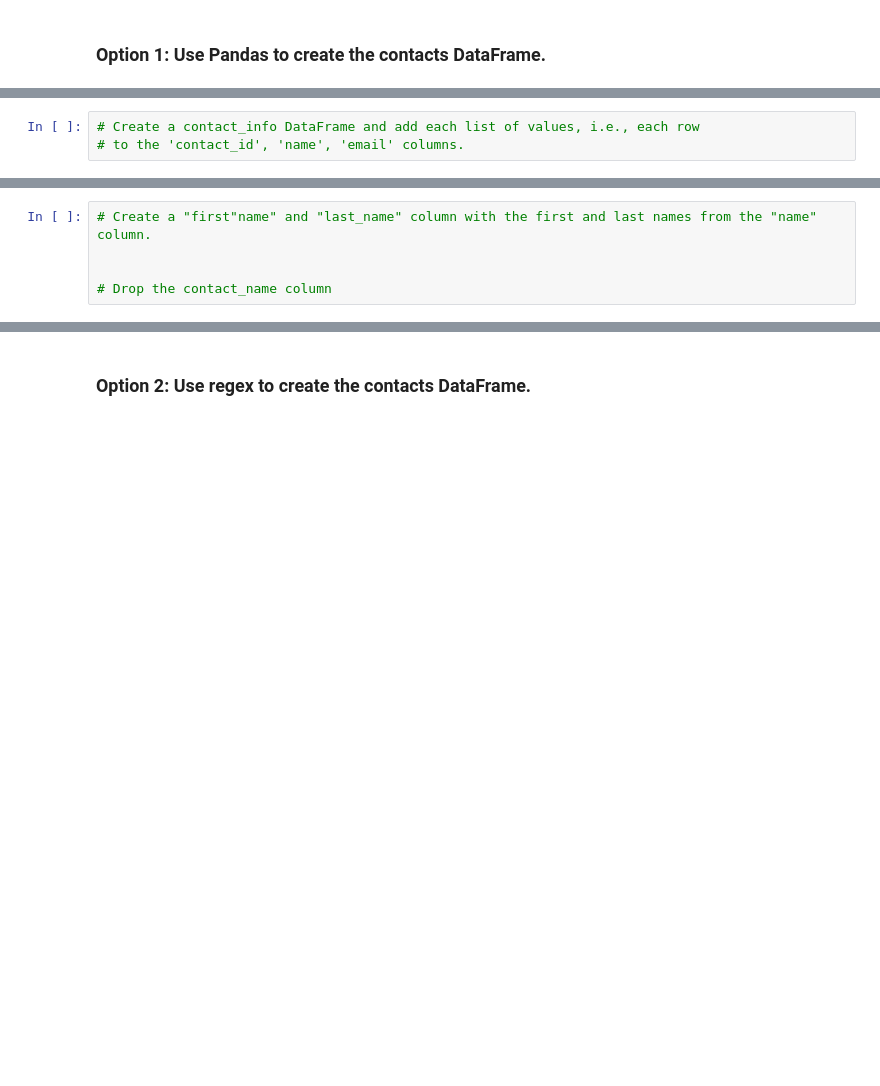
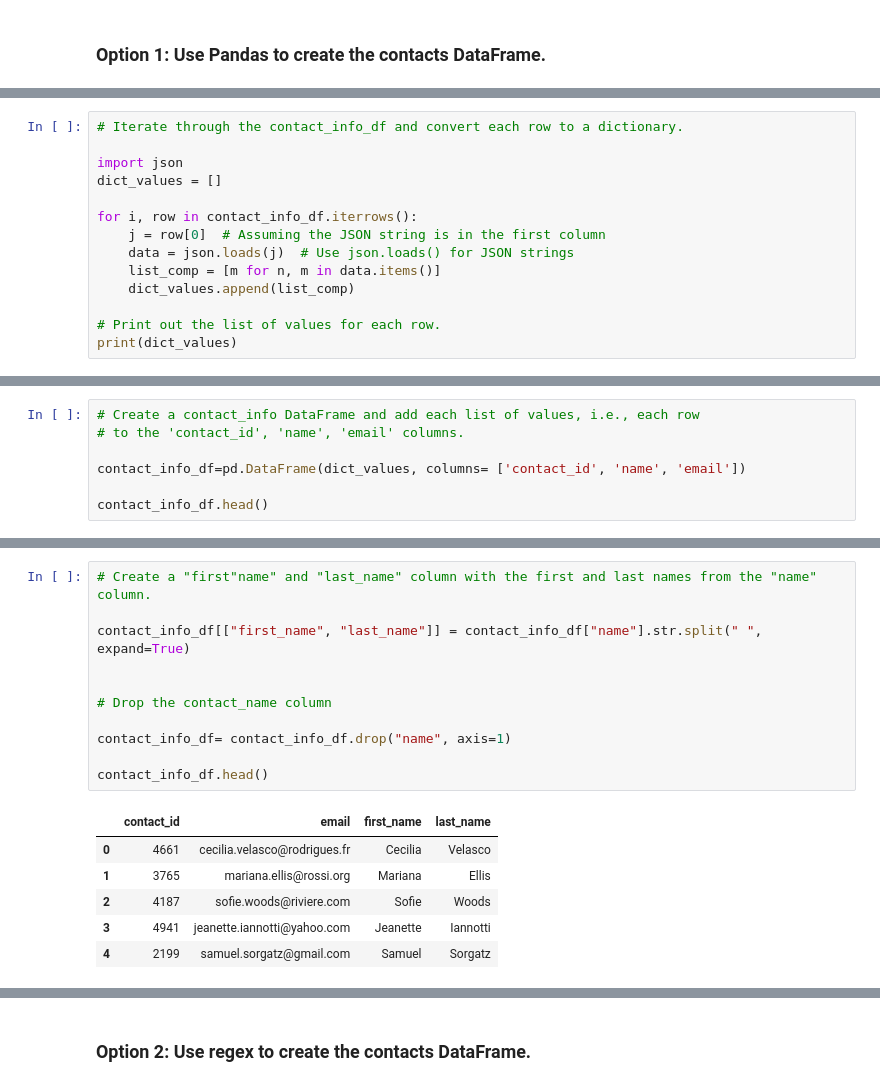
Before and after one commit to AllisonChase/Crowdfunding-ETL, a Jupyter notebook: ETL_Mini_Project_AllisonChase.EllisMcWhirter.ipynb, the cells around one changed output, grey strips where cells are left out. Cells and saved outputs as stored; diff of their text form; blank space fills up the shorter version.

```diff
--- a/ETL_Mini_Project_AllisonChase.EllisMcWhirter.ipynb
+++ b/ETL_Mini_Project_AllisonChase.EllisMcWhirter.ipynb
@@ -340,0 +359,14 @@ print(dict_values)
+# %%
+# Iterate through the contact_info_df and convert each row to a dictionary.
+
+import json
+dict_values = []
+
+for i, row in contact_info_df.iterrows():
+    j = row[0]  # Assuming the JSON string is in the first column
+    data = json.loads(j)  # Use json.loads() for JSON strings
+    list_comp = [m for n, m in data.items()]
+    dict_values.append(list_comp)
+
+# Print out the list of values for each row.
+print(dict_values)
@@ -341,3 +375,7 @@ print(dict_values)
 # %%
 # Create a contact_info DataFrame and add each list of values, i.e., each row
 # to the 'contact_id', 'name', 'email' columns.
+
+contact_info_df=pd.DataFrame(dict_values, columns= ['contact_id', 'name', 'email'])
+
+contact_info_df.head()
@@ -346,7 +403,20 @@ print(dict_values)
 # %%
 # Create a "first"name" and "last_name" column with the first and last names from the "name" column.
 
+contact_info_df[["first_name", "last_name"]] = contact_info_df["name"].str.split(" ", expand=True)
+
 
 # Drop the contact_name column
+
+contact_info_df= contact_info_df.drop("name", axis=1)
+
+contact_info_df.head()
+# %% [output]
+|  | contact_id | email | first_name | last_name |
+| 0 | 4661 | cecilia.velasco@rodrigues.fr | Cecilia | Velasco |
+| 1 | 3765 | mariana.ellis@rossi.org | Mariana | Ellis |
+| 2 | 4187 | sofie.woods@riviere.com | Sofie | Woods |
+| 3 | 4941 | jeanette.iannotti@yahoo.com | Jeanette | Iannotti |
+| 4 | 2199 | samuel.sorgatz@gmail.com | Samuel | Sorgatz |
 # %%
 # Reorder the columns
```
Also changed, not shown: parts of 9 cells of this notebook, 1 other file.
